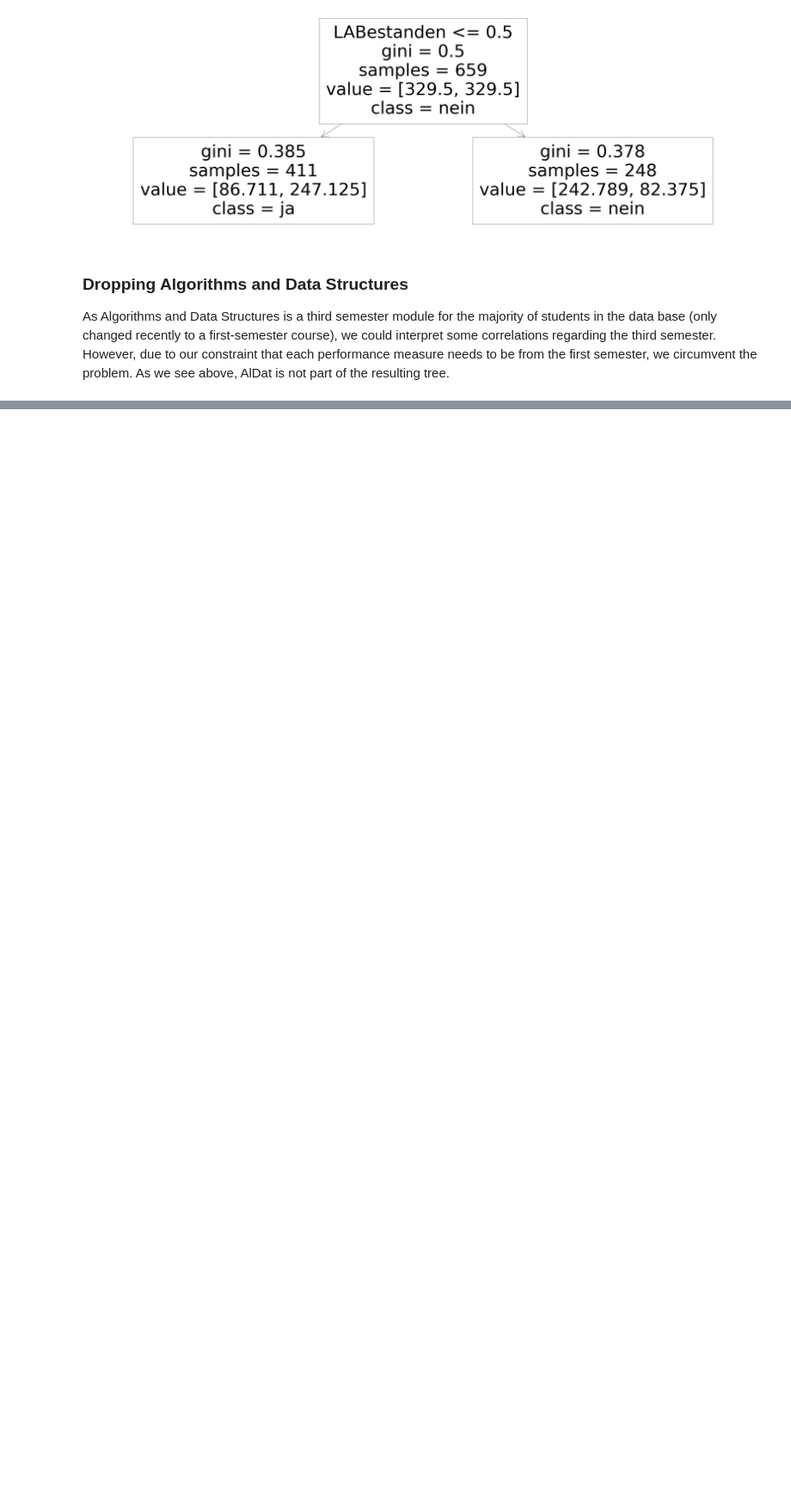
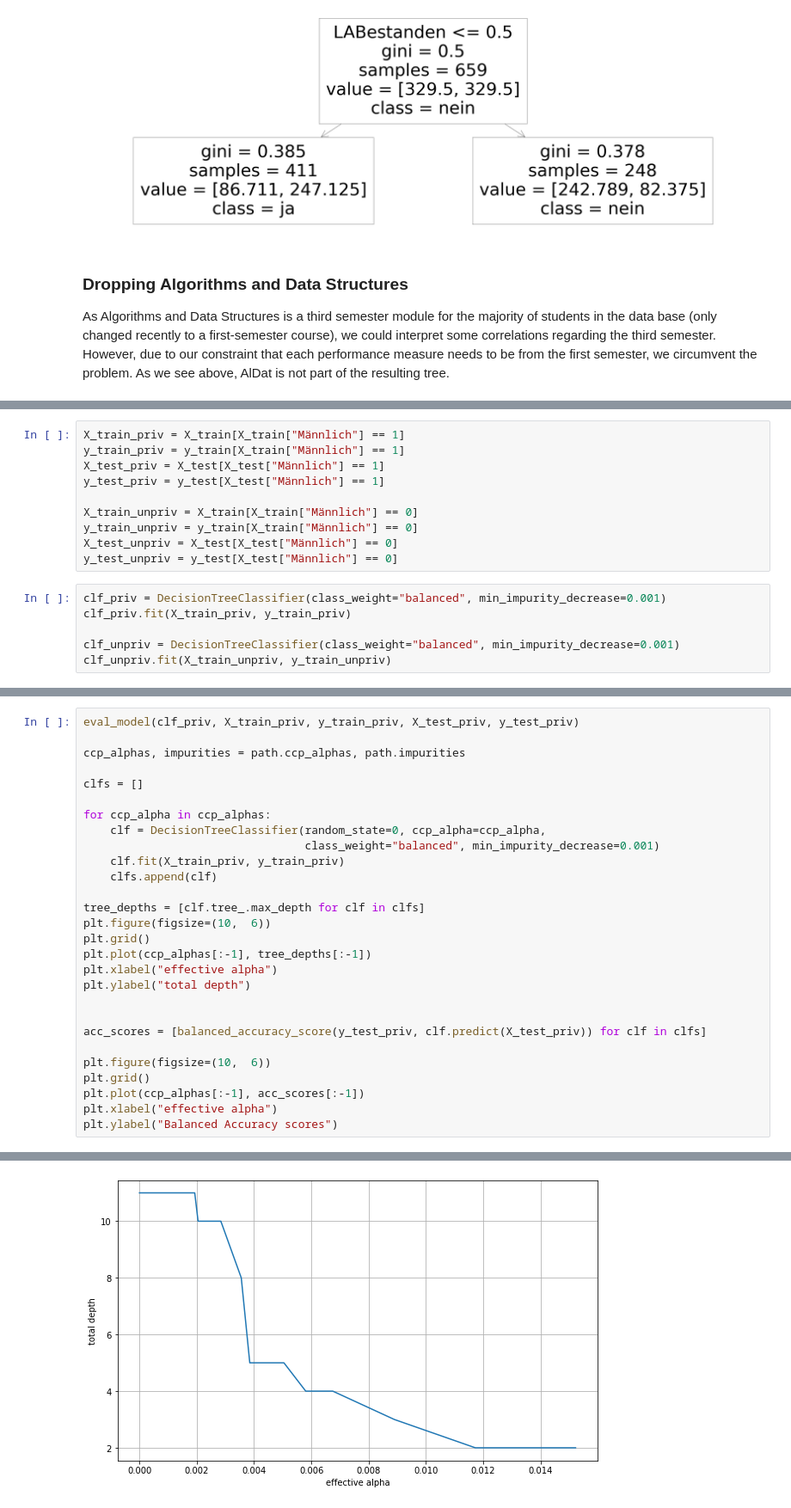
Before and after one commit to hhu-rapp/rapp-tool, a Jupyter notebook: interpretable-model-cs-dropout.ipynb, the cells around one changed output, grey strips where cells are left out. Shown at 86% size. Drawn from its saved outputs; the diff is of its cells as text; blank space fills up the shorter version.

```diff
--- a/interpretable-model-cs-dropout.ipynb
+++ b/interpretable-model-cs-dropout.ipynb
@@ -426,0 +613,16 @@ As Algorithms and Data Structures is a third semester module for the majority of
+# %%
+X_train_priv = X_train[X_train["Männlich"] == 1]
+y_train_priv = y_train[X_train["Männlich"] == 1]
+X_test_priv = X_test[X_test["Männlich"] == 1]
+y_test_priv = y_test[X_test["Männlich"] == 1]
+
+X_train_unpriv = X_train[X_train["Männlich"] == 0]
+y_train_unpriv = y_train[X_train["Männlich"] == 0]
+X_test_unpriv = X_test[X_test["Männlich"] == 0]
+y_test_unpriv = y_test[X_test["Männlich"] == 0]
+# %%
+clf_priv = DecisionTreeClassifier(class_weight="balanced", min_impurity_decrease=0.001)
+clf_priv.fit(X_train_priv, y_train_priv)
+
+clf_unpriv = DecisionTreeClassifier(class_weight="balanced", min_impurity_decrease=0.001)
+clf_unpriv.fit(X_train_unpriv, y_train_unpriv)
@@ -426,0 +633,29 @@ As Algorithms and Data Structures is a third semester module for the majority of
+# %%
+eval_model(clf_priv, X_train_priv, y_train_priv, X_test_priv, y_test_priv)
+
+ccp_alphas, impurities = path.ccp_alphas, path.impurities
+
+clfs = []
+
+for ccp_alpha in ccp_alphas:
+    clf = DecisionTreeClassifier(random_state=0, ccp_alpha=ccp_alpha,
+                                 class_weight="balanced", min_impurity_decrease=0.001)
+    clf.fit(X_train_priv, y_train_priv)
+    clfs.append(clf)
+
+tree_depths = [clf.tree_.max_depth for clf in clfs]
+plt.figure(figsize=(10,  6))
+plt.grid()
+plt.plot(ccp_alphas[:-1], tree_depths[:-1])
+plt.xlabel("effective alpha")
+plt.ylabel("total depth")
+
+
+acc_scores = [balanced_accuracy_score(y_test_priv, clf.predict(X_test_priv)) for clf in clfs]
+
+plt.figure(figsize=(10,  6))
+plt.grid()
+plt.plot(ccp_alphas[:-1], acc_scores[:-1])
+plt.xlabel("effective alpha")
+plt.ylabel("Balanced Accuracy scores")
+# %% [output]
@@ -426,0 +675 @@ As Algorithms and Data Structures is a third semester module for the majority of
+[figure, added]
```
Also changed, not shown: parts of 40 cells of this notebook, 1 other file.
